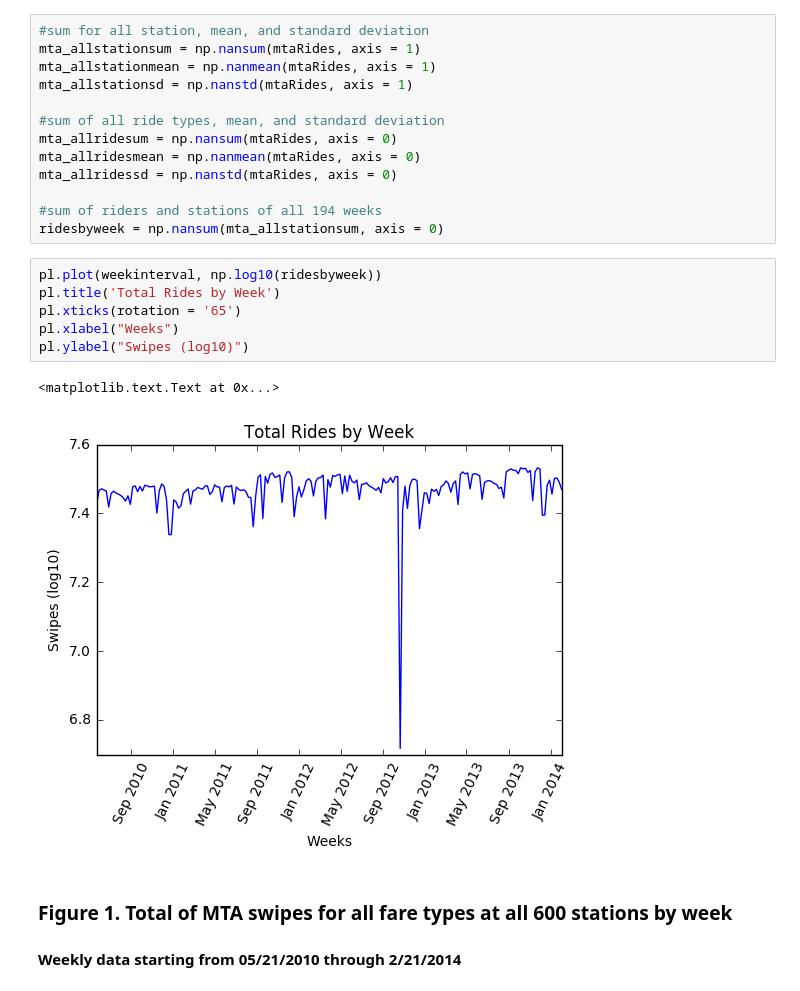
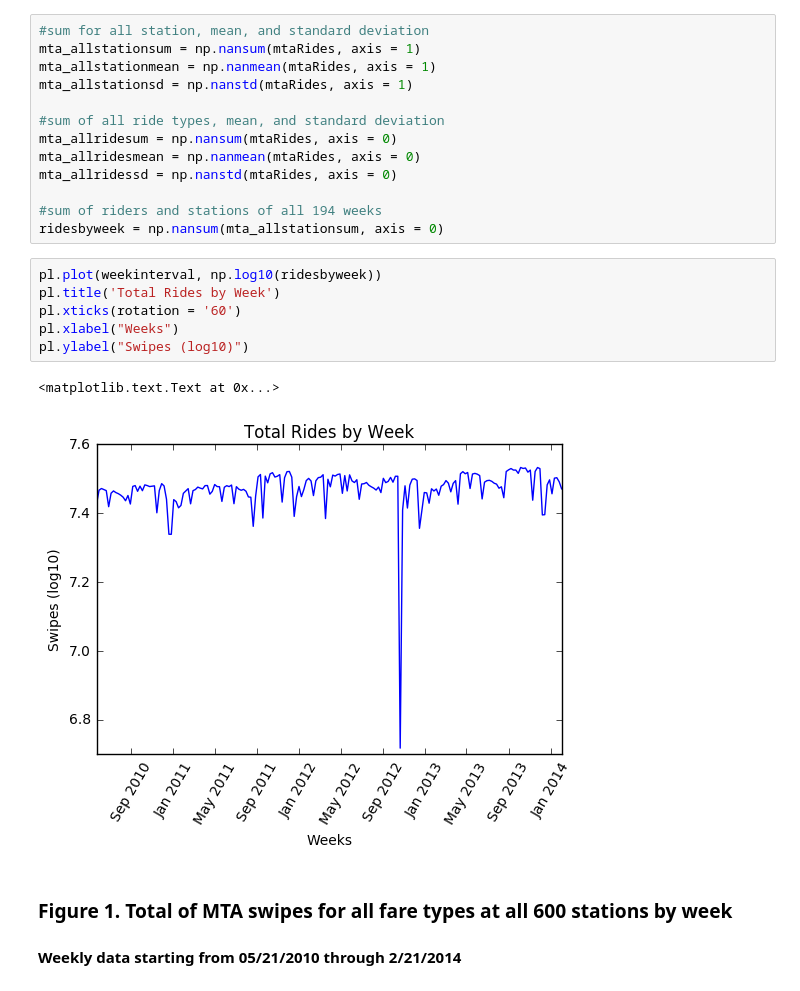
Before and after one commit to kdr276/PUI2016_kdr276, a Jupyter notebook: HW9_kdr276/Assignment_1.ipynb, the cells around one changed output. Drawn from its saved outputs; the diff is of its cells as text.

```diff
--- a/HW9_kdr276/Assignment_1.ipynb
+++ b/HW9_kdr276/Assignment_1.ipynb
@@ -63,12 +63,12 @@ ridesbyweek = np.nansum(mta_allstationsum, axis = 0)
 # %%
 pl.plot(weekinterval, np.log10(ridesbyweek))
 pl.title('Total Rides by Week')
-pl.xticks(rotation = '65')
+pl.xticks(rotation = '60')
 pl.xlabel("Weeks")
 pl.ylabel("Swipes (log10)")
 # %% [output]
 <matplotlib.text.Text at 0x...>
-[figure, old version]
+[figure, new version]
 # %% [markdown]
 ### Figure 1. Total of MTA swipes for all fare types at all 600 stations by week
 #### Weekly data starting from 05/21/2010 through 2/21/2014
```
Also changed, not shown: parts of 9 cells of this notebook.
